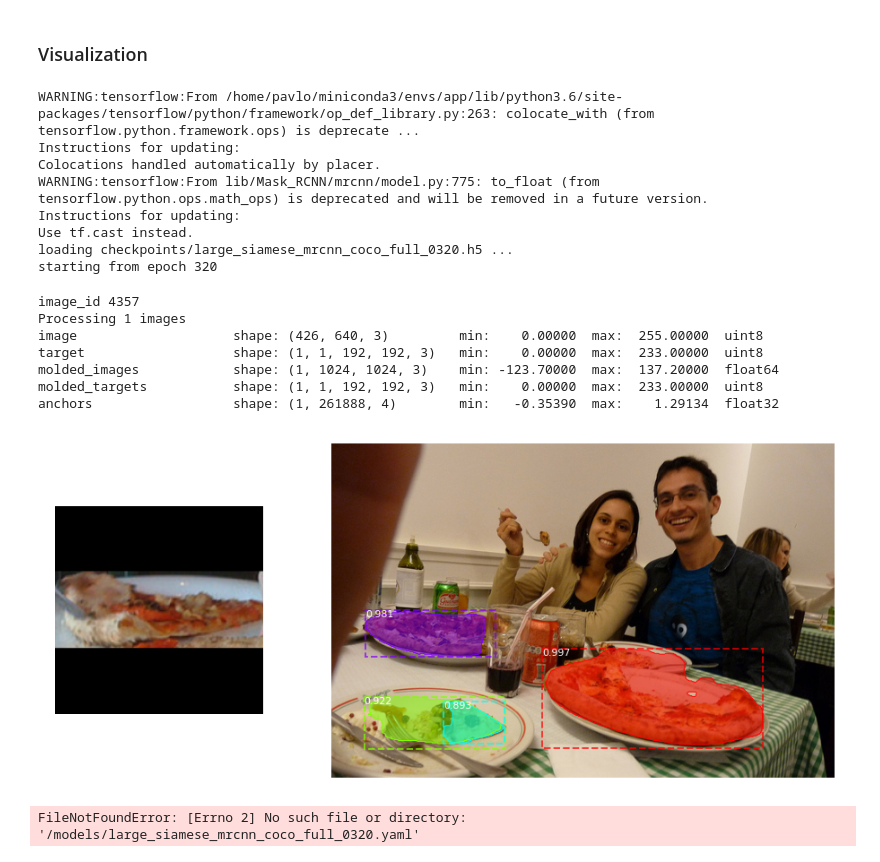
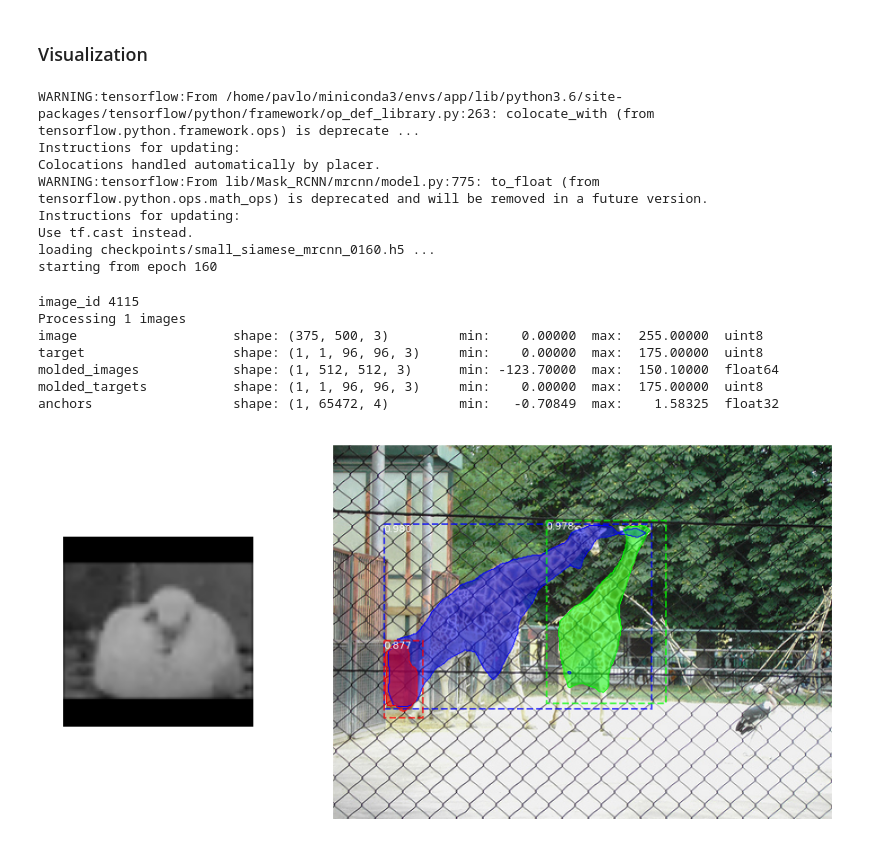
Before and after one commit to una-honest-data-and-ai-consulting/Small_data_visual_search_app, a Jupyter notebook: evaluate.ipynb, the cells around one changed output. Saved outputs shown, nothing was run; the diff lists cells and outputs as text; code cells hidden in the pictures.

```diff
--- a/evaluate.ipynb
+++ b/evaluate.ipynb
@@ -104,8 +104,8 @@ class SmallEvalConfig(siamese_config.Config):
     CHECKPOINT_DIR = 'checkpoints/'
     NUM_TARGETS = 1
 # %%
-model_size = 'large'
-#model_size = 'small'
+#model_size = 'large'
+model_size = 'small'
 # %%
 if model_size == 'small':
     config = SmallEvalConfig()
@@ -162,5 +162,5 @@ Colocations handled automatically by placer.
 WARNING:tensorflow:From lib/Mask_RCNN/mrcnn/model.py:775: to_float (from tensorflow.python.ops.math_ops) is deprecated and will be removed in a future version.
 Instructions for updating:
 Use tf.cast instead.
-loading checkpoints/large_siamese_mrcnn_coco_full_0320.h5 ...
-starting from epoch 320
+loading checkpoints/small_siamese_mrcnn_0160.h5 ...
+starting from epoch 160
@@ -176,25 +167,27 @@ elif model_size == 'large':
 # %%
 # Select category
-category = 54
+category = 15
 image_id = np.random.choice(coco_val.category_image_index[category])
 # Load target
 target = siamese_utils.get_one_target(category, coco_val, config)
 # Load image
 image = coco_val.load_image(image_id)
 print("image_id", image_id)
 
 
 # Run detection
 results = model.detect([[target]], [image], verbose=1)
 r = results[0]
+print(r)
+print(type(r))
 # Display results
 siamese_utils.display_results(target, image, r['rois'], r['masks'], r['class_ids'], r['scores'])
 # %% [output]
-image_id 4357
+image_id 4115
 Processing 1 images
-image                    shape: (426, 640, 3)         min:    0.00000  max:  255.00000  uint8
-target                   shape: (1, 1, 192, 192, 3)   min:    0.00000  max:  233.00000  uint8
-molded_images            shape: (1, 1024, 1024, 3)    min: -123.70000  max:  137.20000  float64
-molded_targets           shape: (1, 1, 192, 192, 3)   min:    0.00000  max:  233.00000  uint8
-anchors                  shape: (1, 261888, 4)        min:   -0.35390  max:    1.29134  float32
+image                    shape: (375, 500, 3)         min:    0.00000  max:  255.00000  uint8
+target                   shape: (1, 1, 96, 96, 3)     min:    0.00000  max:  175.00000  uint8
+molded_images            shape: (1, 512, 512, 3)      min: -123.70000  max:  150.10000  float64
+molded_targets           shape: (1, 1, 96, 96, 3)     min:    0.00000  max:  175.00000  uint8
+anchors                  shape: (1, 65472, 4)         min:   -0.70849  max:    1.58325  float32
-[figure, old version]
+[figure, new version]
@@ -209,11 +193,0 @@ async def healthcheck():
-# %%
-def load_model(yaml_file_path, checkpoint):
-    with open(yaml_file_path, "r") as yaml_file:
-        loaded_model_yaml = yaml_file.read()
-    loaded_model = model.keras_model.model_from_yaml(loaded_model_yaml)
-    loaded_model.keras_model.get_weights(checkpoint)
-    return loaded_model
-
-loaded_model = load_model('models/large_siamese_mrcnn_coco_full_0320.yaml', checkpoint=checkpoint)
-# %% [output]
-FileNotFoundError: [Errno 2] No such file or directory: '/models/large_siamese_mrcnn_coco_full_0320.yaml'
```
Also changed, not shown: parts of 8 cells of this notebook, 2 other files.
